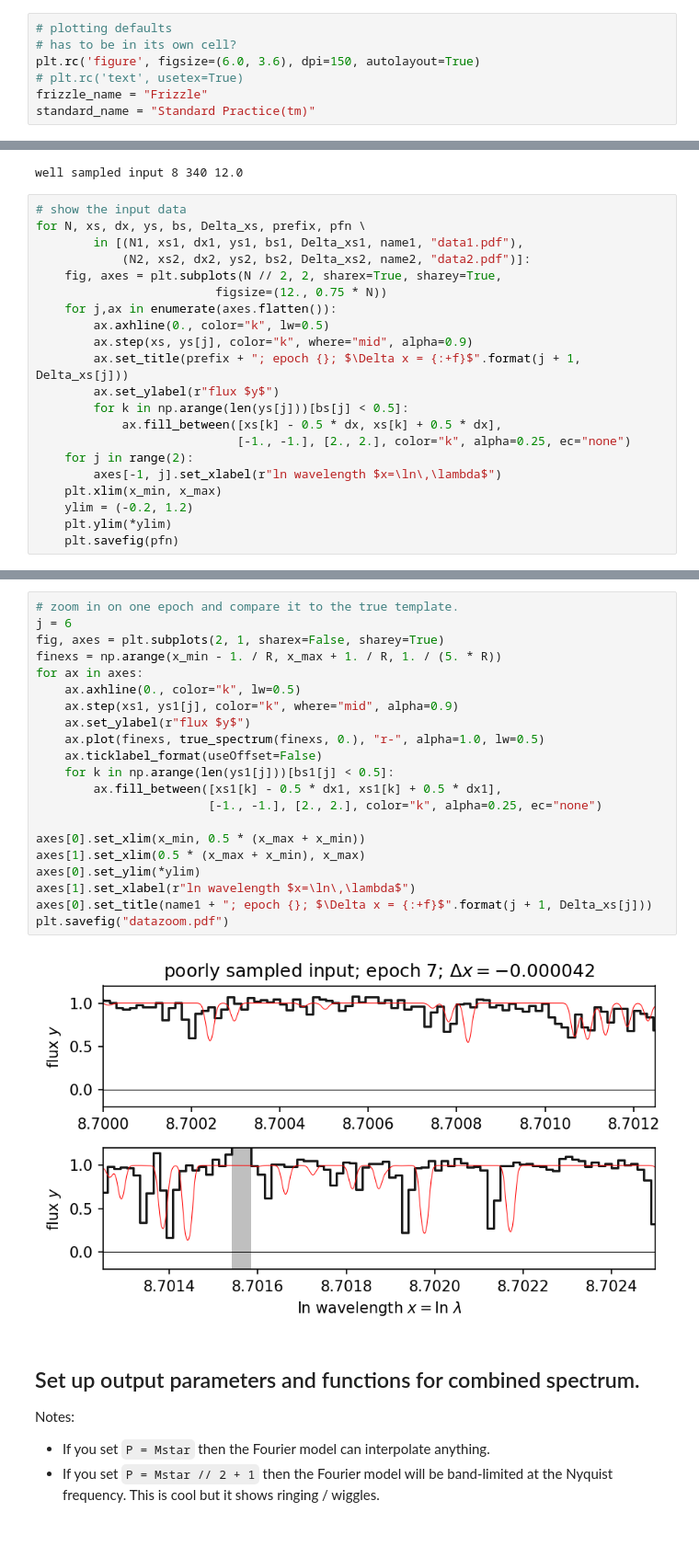
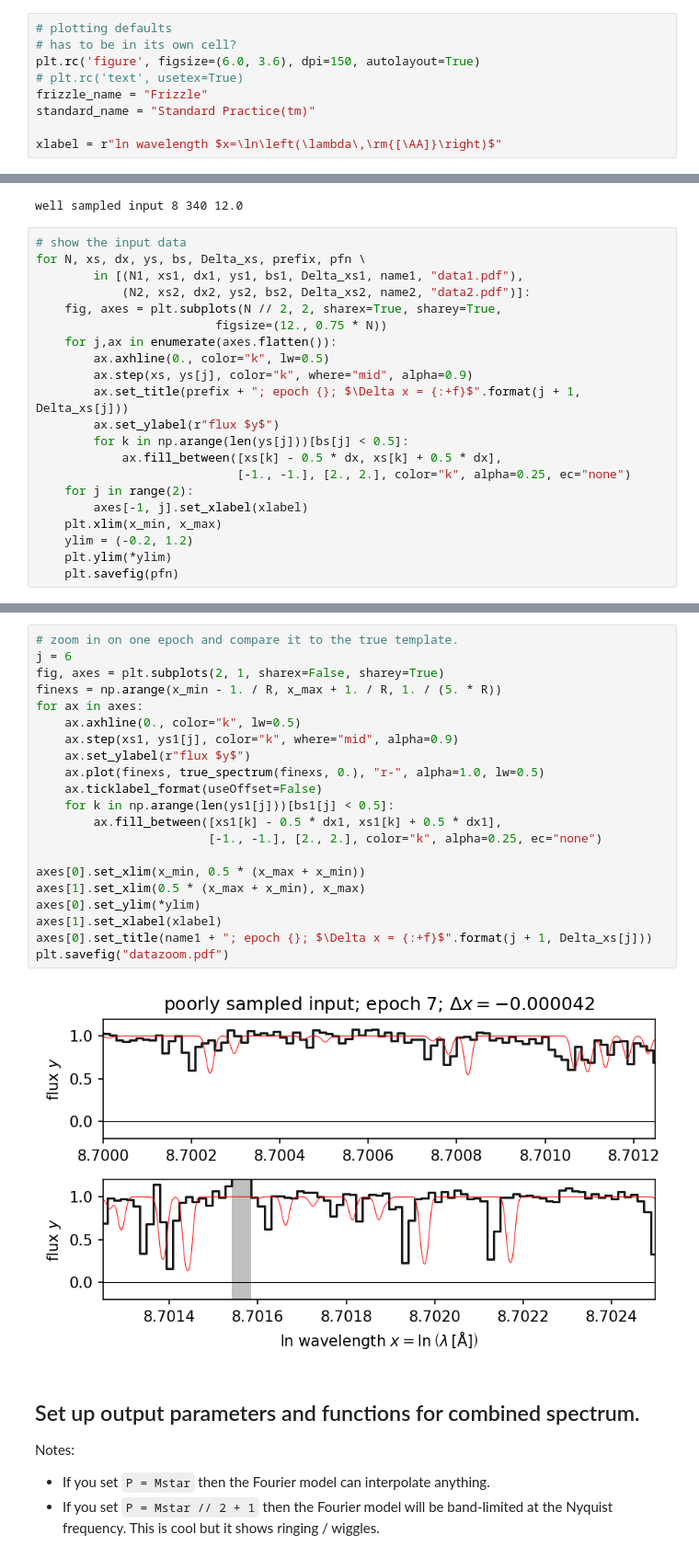
Before and after one commit to andycasey/frizzle, a Jupyter notebook: notebooks/how_to_combine_spectra.ipynb, the cells around one changed output, grey strips where cells are left out. Shown: that part at 92% size. Cells and saved outputs as stored; diff of their text form.

Commit message:
add units of Angstrom for lambda in all figures (it is the only one that could make sense)

```diff
--- a/notebooks/how_to_combine_spectra.ipynb
+++ b/notebooks/how_to_combine_spectra.ipynb
@@ -35,6 +35,8 @@ plt.rc('figure', figsize=(6.0, 3.6), dpi=150, autolayout=True)
 # plt.rc('text', usetex=True)
 frizzle_name = "Frizzle"
 standard_name = "Standard Practice(tm)"
+
+xlabel = r"ln wavelength $x=\ln\left(\lambda\,\rm{[\AA]}\right)$"
 # %% [markdown]
 ## Make two fake data sets.
 # %%
@@ -161,7 +163,7 @@ for N, xs, dx, ys, bs, Delta_xs, prefix, pfn \
             ax.fill_between([xs[k] - 0.5 * dx, xs[k] + 0.5 * dx],
                             [-1., -1.], [2., 2.], color="k", alpha=0.25, ec="none")
     for j in range(2):
-        axes[-1, j].set_xlabel(r"ln wavelength $x=\ln\,\lambda$")
+        axes[-1, j].set_xlabel(xlabel)
     plt.xlim(x_min, x_max)
     ylim = (-0.2, 1.2)
     plt.ylim(*ylim)
@@ -172,26 +174,26 @@ for N, xs, dx, ys, bs, Delta_xs, prefix, pfn \
 # %%
 # zoom in on one epoch and compare it to the true template.
 j = 6
 fig, axes = plt.subplots(2, 1, sharex=False, sharey=True)
 finexs = np.arange(x_min - 1. / R, x_max + 1. / R, 1. / (5. * R))
 for ax in axes:
     ax.axhline(0., color="k", lw=0.5)
     ax.step(xs1, ys1[j], color="k", where="mid", alpha=0.9)
     ax.set_ylabel(r"flux $y$")
     ax.plot(finexs, true_spectrum(finexs, 0.), "r-", alpha=1.0, lw=0.5)
     ax.ticklabel_format(useOffset=False)
     for k in np.arange(len(ys1[j]))[bs1[j] < 0.5]:
         ax.fill_between([xs1[k] - 0.5 * dx1, xs1[k] + 0.5 * dx1],
                         [-1., -1.], [2., 2.], color="k", alpha=0.25, ec="none")
 
 axes[0].set_xlim(x_min, 0.5 * (x_max + x_min))
 axes[1].set_xlim(0.5 * (x_max + x_min), x_max)
 axes[0].set_ylim(*ylim)
-axes[1].set_xlabel(r"ln wavelength $x=\ln\,\lambda$")
+axes[1].set_xlabel(xlabel)
 axes[0].set_title(name1 + "; epoch {}; $\Delta x = {:+f}$".format(j + 1, Delta_xs[j]))
 plt.savefig("datazoom.pdf")
 # %% [output]
-[figure, old version]
+[figure, new version]
 # %% [markdown]
 ## Set up output parameters and functions for combined spectrum.
 
```
Also changed, not shown: parts of 5 cells of this notebook, 9 other files.
